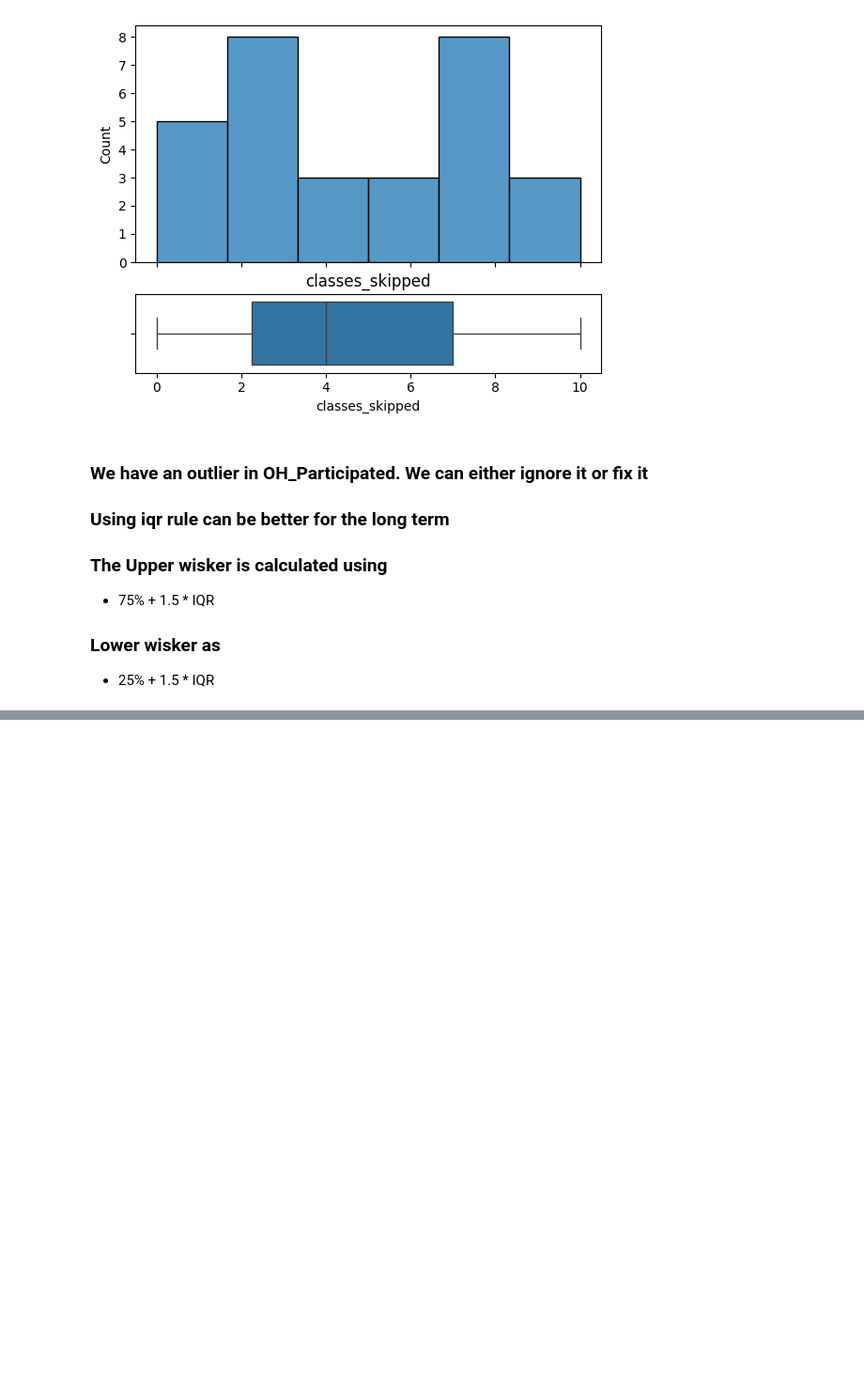
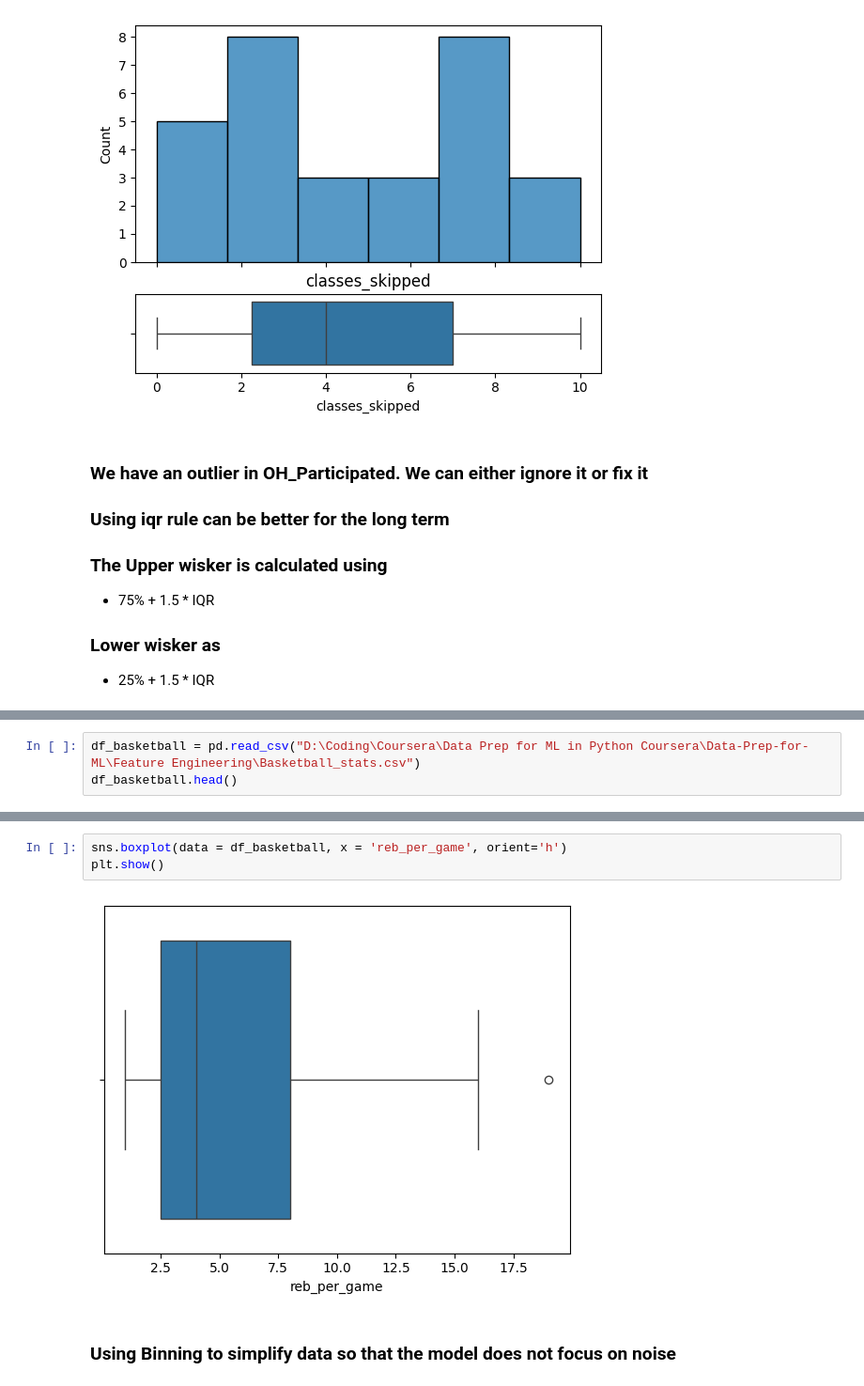
Before and after one commit to Musawer-Afzal/Feature-Engineering-in-ML, a Jupyter notebook: Outliers.ipynb, the cells around one changed output, grey strips where cells are left out. Shown at 94% size. Cells and saved outputs as stored; diff of their text form; blank space fills up the shorter version.

```diff
--- a/Outliers.ipynb
+++ b/Outliers.ipynb
@@ -60,0 +65,3 @@ df_grades_removeout
+# %%
+df_basketball = pd.read_csv("D:\Coding\Coursera\Data Prep for ML in Python Coursera\Data-Prep-for-ML\Feature Engineering\Basketball_stats.csv")
+df_basketball.head()
@@ -60,0 +75,7 @@ df_grades_removeout
+# %%
+sns.boxplot(data = df_basketball, x = 'reb_per_game', orient='h')
+plt.show()
+# %% [output]
+[figure, added]
+# %% [markdown]
+### Using Binning to simplify data so that the model does not focus on noise
```
Also changed, not shown: parts of 36 cells of this notebook, 3 other files.
